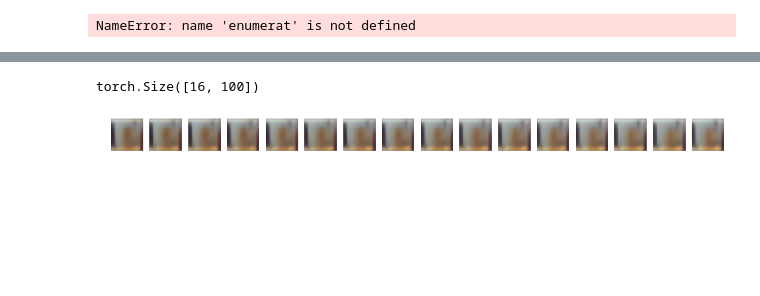
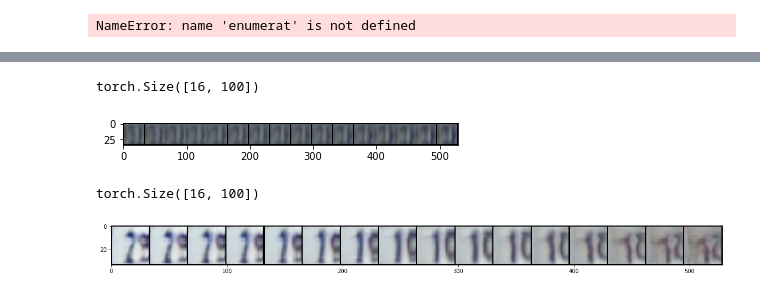
Before and after one commit to jimleroux/IFT6135ass3, a Jupyter notebook: p3/Analysis.ipynb, the cells around one changed output, grey strips where cells are left out. Cells and saved outputs as stored; diff of their text form; code cells hidden in the pictures; blank space fills up the shorter version.

```diff
--- a/p3/Analysis.ipynb
+++ b/p3/Analysis.ipynb
@@ -16,8 +17,8 @@ latent_dimension = 100
 # %%
 re_norm = Normalize([-1, -1, -1], [2, 2, 2])
 # %%
-# load the generatorvae_out = vae_model.decoder(new_z)
-gan_checkpoint = '../upsample/checkpoint_{}.pth'.format(45)
+# load the generator
+gan_checkpoint = '../upsample/checkpoint_{}.pth'.format(99)
 gan_model = UpsampleGenerator(latent_dimension).to(device)
 checkpoint = torch.load(gan_checkpoint, map_location=device)
 gan_model.load_state_dict(checkpoint['gen_model'])
@@ -41,7 +45,7 @@ UpsampleGenerator(
 )
 # %%
 # load VAE
-vae_checkpoint = '../upsample/vae_checkpoint.pth'
+vae_checkpoint = '../vae/upsample_checkpoint_132.pth'
 vae_model = VAE(latent_dimension).to(device)
 checkpoint = torch.load(vae_checkpoint, map_location=device)
 vae_model.load_state_dict(checkpoint['model'])
@@ -64,14 +68,13 @@ VAE(
     )
   )
 )
-# %%
-def show_grid(imgs, nrow):
-    plt.figure(figsize=(20, 20))
-    plt.tight_layout()
-    for i, img in enumerate(imgs):
-        ax = plt.subplot(1,nrow,i+1)
-        npimg = re_norm(img).permute(1,2,0).numpy()
-        ax.set_axis_off()
-        ax.imshow(npimg, interpolation='nearest')
-    plt.show()
+# %%
+def show_grid(imgs, nrow, figsize=(6.4, 4.8)):
+    plt.figure(figsize=figsize)
+    imgs = copy.deepcopy(imgs)
+    for i in range(len(imgs)):
+        imgs[i] = re_norm(imgs[i])
+    im = make_grid(imgs, nrow=nrow, padding=1)
+    plt.imshow(im.permute(1,2,0))
+    plt.show()
 # %% [markdown]
@@ -110,10 +116,17 @@ torch.Size([16, 100])
 # %%
 pbs = 16
-new_z = pertube(z, 0.1, pbs, 99)
+new_z = pertube(z, 5, pbs, 1)
 with torch.no_grad():
     vae_out = vae_model.decoder(new_z)
-    gan_out = gan_model(new_z).detach()
-show_grid(gan_out, pbs)
+show_grid(vae_out, 16)
 # %% [output]
 torch.Size([16, 100])
-[figure, old version]
+[figure, new version]
+# %%
+new_z = pertube(z, 1, pbs, 1)
+with torch.no_grad():
+    gan_out = gan_model(new_z).detach()
+show_grid(gan_out, 16)
+# %% [output]
+torch.Size([16, 100])
+[figure, added]
```
Also changed, not shown: parts of 15 cells of this notebook.
